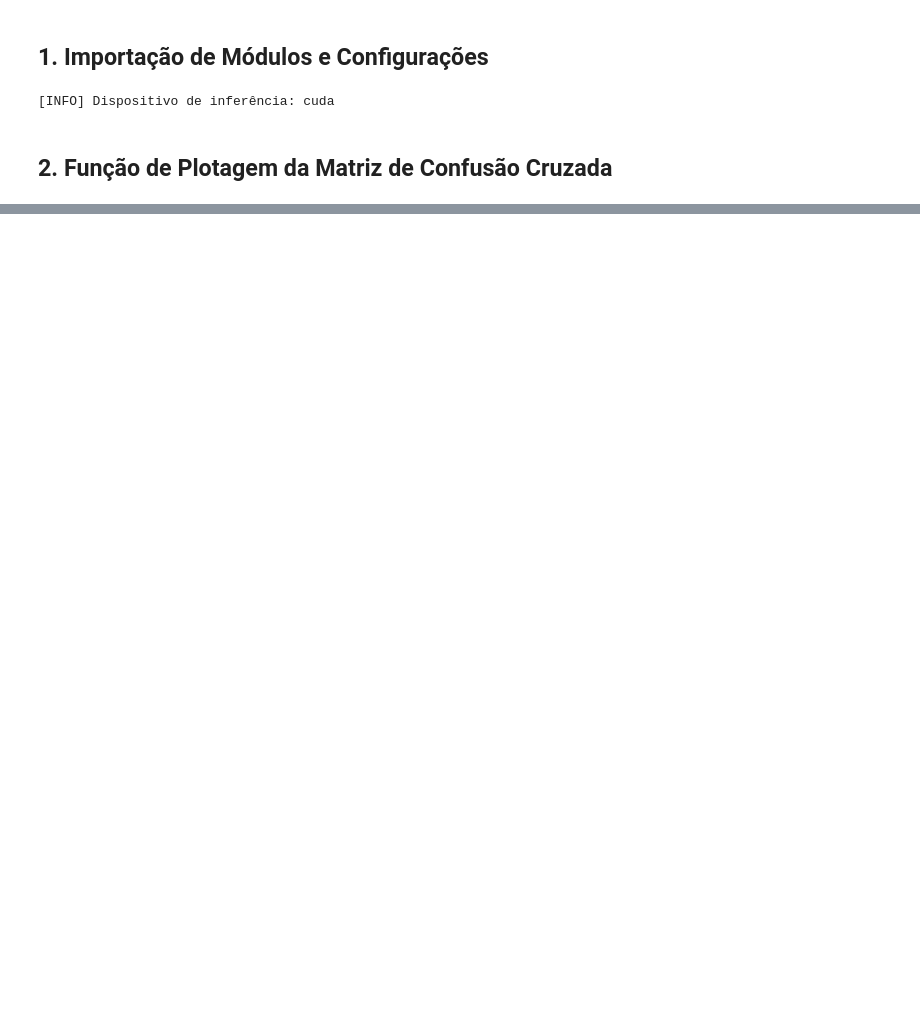
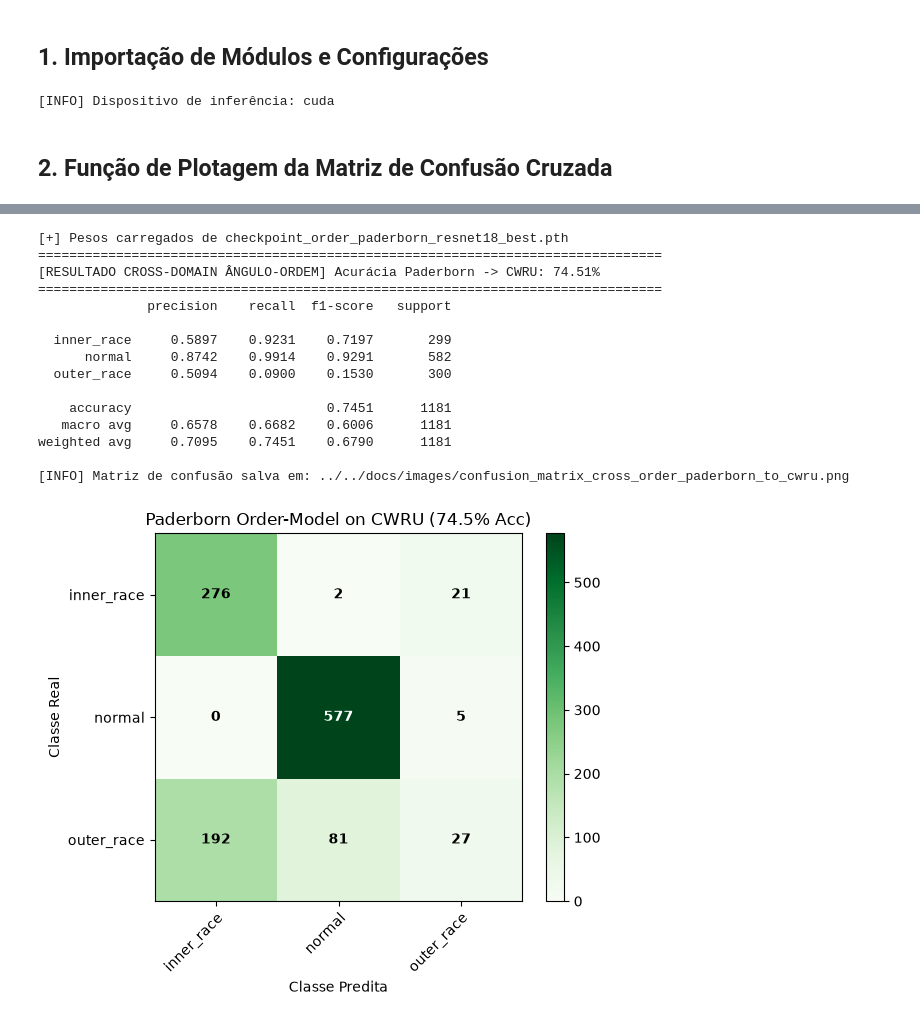
Before and after one commit to jvkauer/bearing-fault-diagnosis-cwt-cnn, a Jupyter notebook: notebooks/4_order_tracking/03_avaliacao_cruzada_order.ipynb, the cells around one changed output, grey strips where cells are left out. Saved outputs shown, nothing was run; the diff lists cells and outputs as text; code cells hidden in the pictures; blank space fills up the shorter version.

```diff
--- a/notebooks/4_order_tracking/03_avaliacao_cruzada_order.ipynb
+++ b/notebooks/4_order_tracking/03_avaliacao_cruzada_order.ipynb
@@ -145 +151,79 @@ weighted avg     0.1561    0.3333    0.1797       174
+# %%
+# 1. Carregar teste do CWRU em Ordens
+_, _, cwru_order_test_loader, _ = get_transfer_dataloaders(
+    img_size=224, data_dir=ORDER_CWRU_DIR
+)
+
+# 2. Carregar modelo Paderborn Order-CWT (3 classes)
+model_pad_order, _ = build_transfer_model('resnet18', num_classes=3, freeze_backbone=False)
+model_pad_order = model_pad_order.to(device)
+
+ckpt_pad_order = Path('checkpoint_order_paderborn_resnet18_best.pth')
+if ckpt_pad_order.exists():
+    model_pad_order.load_state_dict(torch.load(ckpt_pad_order, map_location=device, weights_only=True))
+    print(f"[+] Pesos carregados de {ckpt_pad_order}")
+else:
+    print(f"[AVISO] Checkpoint {ckpt_pad_order} não encontrado.")
+
+model_pad_order.eval()
+pad_preds, pad_labels = [], []
+
+map_cwru_to_paderborn = {
+    cwru_classes.index('inner_race'): pad_classes.index('inner_race'),
+    cwru_classes.index('normal'): pad_classes.index('normal'),
+    cwru_classes.index('outer_race'): pad_classes.index('outer_race')
+}
+
+with torch.no_grad():
+    for imgs, labels in cwru_order_test_loader:
+        imgs = imgs.to(device)
+        outputs = model_pad_order(imgs)
+        _, preds = torch.max(outputs, 1)
+
+        for l, p in zip(labels.numpy(), preds.cpu().numpy()):
+            if l in map_cwru_to_paderborn:
+                target_pad_idx = map_cwru_to_paderborn[l]
+                pad_labels.append(target_pad_idx)
+                pad_preds.append(p)
+
+pad_labels = np.array(pad_labels)
+pad_preds = np.array(pad_preds)
+acc_order_pad_on_cwru = 100.0 * np.sum(pad_labels == pad_preds) / len(pad_labels)
+
+print("=" * 80)
+print(f"[RESULTADO CROSS-DOMAIN ÂNGULO-ORDEM] Acurácia Paderborn -> CWRU: {acc_order_pad_on_cwru:.2f}%")
+print("=" * 80)
+
+print(classification_report(
+    pad_labels,
+    pad_preds,
+    target_names=pad_classes,
+    digits=4,
+    zero_division=0
+))
+
+plot_order_cross_cm(
+    pad_labels,
+    pad_preds,
+    classes=pad_classes,
+    title=f"Paderborn Order-Model on CWRU ({acc_order_pad_on_cwru:.1f}% Acc)",
+    save_path="../../docs/images/confusion_matrix_cross_order_paderborn_to_cwru.png"
+)
+# %% [output]
+[+] Pesos carregados de checkpoint_order_paderborn_resnet18_best.pth
+================================================================================
+[RESULTADO CROSS-DOMAIN ÂNGULO-ORDEM] Acurácia Paderborn -> CWRU: 74.51%
+================================================================================
+              precision    recall  f1-score   support
+
+  inner_race     0.5897    0.9231    0.7197       299
+      normal     0.8742    0.9914    0.9291       582
+  outer_race     0.5094    0.0900    0.1530       300
+
+    accuracy                         0.7451      1181
+   macro avg     0.6578    0.6682    0.6006      1181
+weighted avg     0.7095    0.7451    0.6790      1181
+
+[INFO] Matriz de confusão salva em: ../../docs/images/confusion_matrix_cross_order_paderborn_to_cwru.png
+[figure, added]
 # %% [markdown]
```
Also changed, not shown: parts of 6 cells of this notebook, 12 other files.
